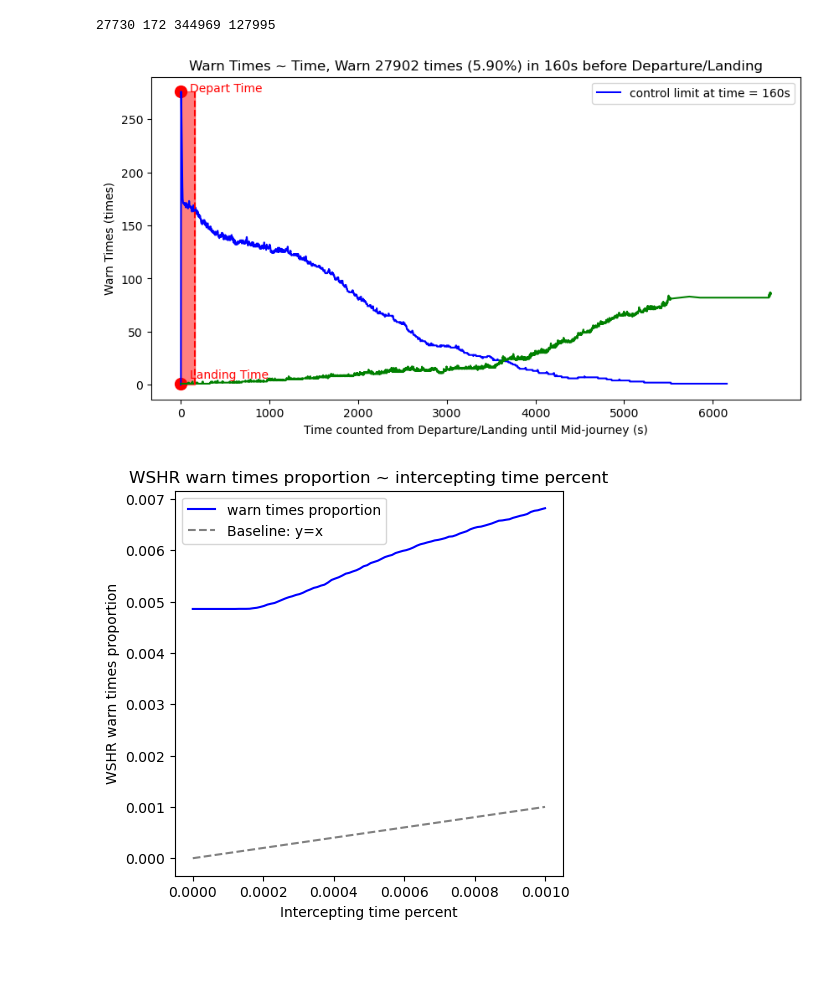
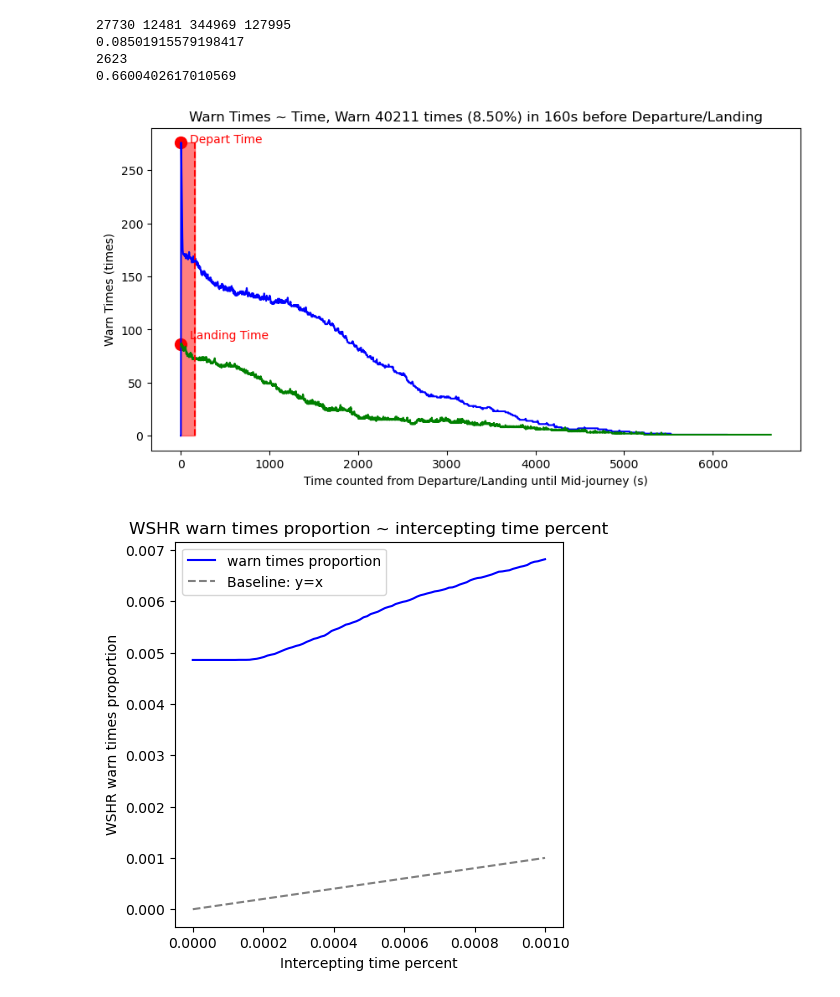
Before and after one commit to srt-uncertainty-wind/code, a Jupyter notebook: WSHR_time_summary.ipynb, the cells around one changed output. Drawn from its saved outputs; the diff is of its cells as text; code cells hidden in the pictures; blank space fills up the shorter version.

```diff
--- a/WSHR_time_summary.ipynb
+++ b/WSHR_time_summary.ipynb
@@ -41,7 +41,7 @@ for e_folder_path in exception_folder_paths:
             if t <= len(wshr_data)/2:
                 wshr_warn_time_list_f.append(t)
             else:
-                wshr_warn_time_list_b.append(t-int(len(wshr_data)/2))
+                wshr_warn_time_list_b.append(len(wshr_data)-1-t)
 
         e_mat_marker = e_mat_path.split('\\')[-2] + '/' + e_mat_path.split('\\')[-1]
 
@@ -86,7 +86,8 @@ x_warn_time, y_times = np.array(list(time_counter.keys()))[sorted_indices], np.a
 sorted_indices_f = np.argsort(list(time_counter_f.keys()))
 x_warn_time_f, y_times_f = np.array(list(time_counter_f.keys()))[sorted_indices_f], np.array(list(time_counter_f.values()))[sorted_indices_f]
 sorted_indices_b = np.argsort(list(time_counter_b.keys()))
-x_warn_time_b, y_times_b = np.array(list(time_counter_b.keys()))[sorted_indices_b], np.flip(np.array(list(time_counter_b.values()))[sorted_indices_b])
+# x_warn_time_b, y_times_b = np.array(list(time_counter_b.keys()))[sorted_indices_b], np.flip(np.array(list(time_counter_b.values()))[sorted_indices_b])
+x_warn_time_b, y_times_b = np.array(list(time_counter_b.keys()))[sorted_indices_b], np.array(list(time_counter_b.values()))[sorted_indices_b]
 
 # 提出高频数异常时刻
 # max_times_idx = np.where(y_times==np.max(y_times))[0]
@@ -148,30 +149,53 @@ WSHR warns in [2331 2327 2323] cases in total 3974 warn mats at: [0 1 2]
 # %%
 import matplotlib.patches as patches
 
 # 截取起飞和降落前160s，统计WSHR异常占比
+# 统计异常数据占比
 warn_times_160_f = sum([y_times_f[i] for i, x in enumerate(x_warn_time_f) if x <= 160])
 warn_times_160_b = sum([y_times_b[i] for i, x in enumerate(x_warn_time_b) if x <= 160])
 print(warn_times_160_f, warn_times_160_b, sum(y_times_f), sum(y_times_b))
 warn_times_160_rate = (warn_times_160_f + warn_times_160_b) / (sum(y_times_f) + sum(y_times_b))
+print(warn_times_160_rate)
+# 统计异常mat占比
+warn_mats_160_sum = 0
+for e_mat_marker in wshr_warn_time_dict.keys():
+    wshr_data_len = wshr_len_dict[e_mat_marker]
+    break_flag = False
+    for t in wshr_warn_time_dict_f[e_mat_marker]:
+        if t <= 160:
+            warn_mats_160_sum += 1
+            break_flag = True
+            break
+    if not break_flag:
+        for t in wshr_warn_time_dict_b[e_mat_marker]:
+            if t <= 160:
+                warn_mats_160_sum += 1
+                break
+print(warn_mats_160_sum)
+print(warn_mats_160_sum / 3974)
+
 
 # 可视化
 plt.figure(figsize=(10, 5))
 plt.plot(x_warn_time_f, y_times_f, color='blue')
 plt.plot(x_warn_time_b, y_times_b, color='green')
 plt.scatter(x_warn_time_f[0], max(y_times_f), color='red', marker='o', s=100)
 plt.text(x_warn_time_f[0]+100, max(y_times_f), 'Depart Time', color='red')
 plt.scatter(x_warn_time_b[0], y_times_b[0], color='red', marker='o', s=100)
 plt.text(x_warn_time_b[0]+100, y_times_b[0]+5, 'Landing Time', color='red')
 plt.gca().add_patch(patches.Rectangle((0, 0), 160, max(y_times_f), alpha=0.5, color='red'))
 plt.vlines(160, 0, np.max(y_times_f), colors='r', linestyles='--', label='160s_limit')
 plt.xlabel("Time counted from Departure/Landing until Mid-journey (s)")
 plt.ylabel("Warn Times (times)")
 plt.title(f"Warn Times ~ Time, Warn {warn_times_160_f+warn_times_160_b} times ({warn_times_160_rate*100:.2f}%) in 160s before Departure/Landing")
-plt.legend(labels=['control limit at time = 160s'])
+# plt.legend(labels=['control limit at time = 160s'])
 plt.show()
 # %% [output]
-27730 172 344969 127995
+27730 12481 344969 127995
+0.08501915579198417
+2623
+0.6600402617010569
-[figure, old version]
+[figure, new version]
 # %%
 # 每次航程都选出给定比例的首尾时段，绘制风切变发生占比随时长增大的变化曲线
 time_percent_array = np.linspace(0, 0.001, 100)
```
Also changed, not shown: parts of 2 cells of this notebook.
